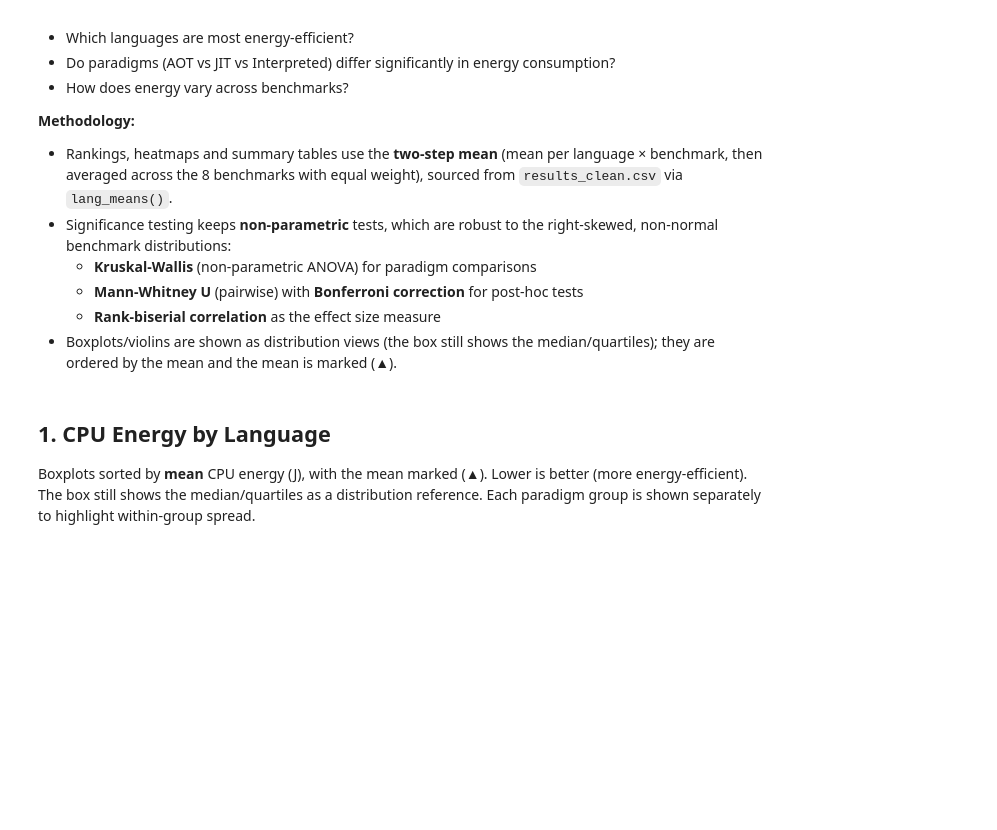
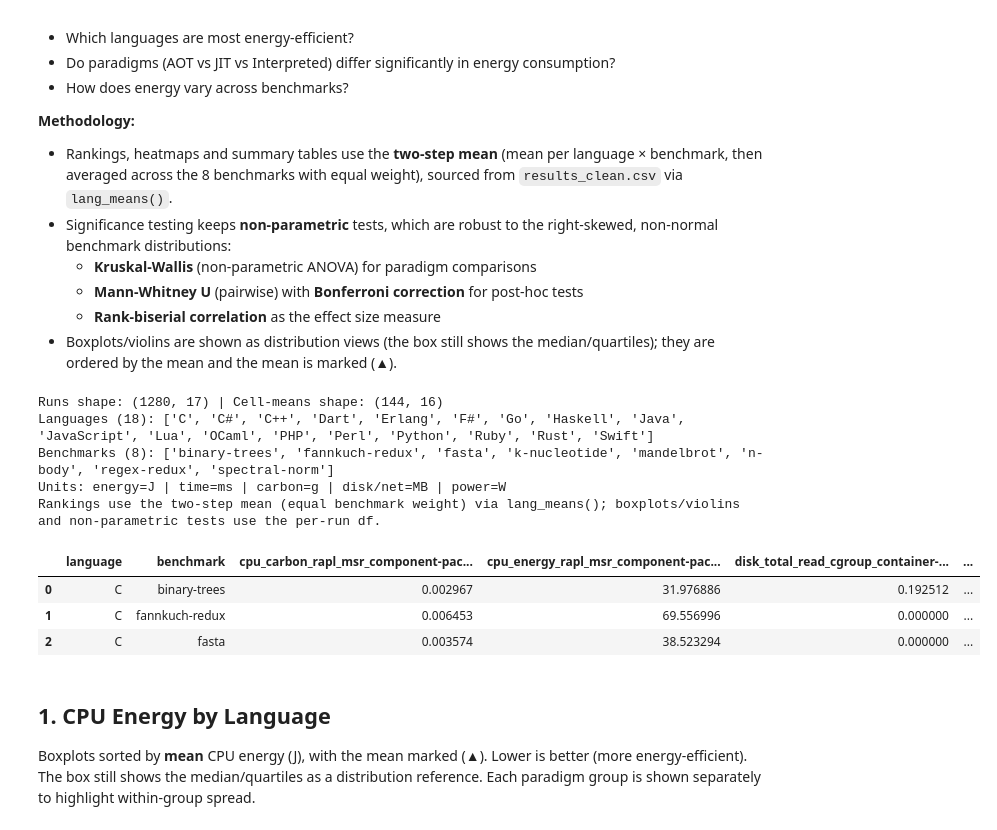
Before and after one commit to brandao07/mthesis, a Jupyter notebook: notebooks/v2/02_energy_analysis_v2.ipynb, the cells around one changed output. Cells and saved outputs as stored; diff of their text form; code cells hidden in the pictures; blank space fills up the shorter version.

```diff
--- a/notebooks/v2/02_energy_analysis_v2.ipynb
+++ b/notebooks/v2/02_energy_analysis_v2.ipynb
@@ -73,44 +73,51 @@ PARADIGM_ORDER  = ['AOT', 'JIT', 'Interpreted']
 MEANPROPS = dict(marker='^', markerfacecolor='white', markeredgecolor='black', markersize=6)
 
 # Data pre-cleaned by notebooks/01_data_cleaning.ipynb:
 #   - Outliers removed per (language × benchmark) group, IQR fence on CPU energy + time
 #   - Units already converted (J, ms, g, MB, W)
 #
-# Two data grains:
-#   df       = results_clean_runs.csv — per-run rows. Used ONLY for the distribution
-#              views (boxplots/violins) and the non-parametric tests, which need the
-#              raw samples.
-#   df_mean  = results_clean.csv — mean per (language × benchmark) cell. This is the
-#              building block for the two-step mean: averaging the 8 cell-means per
-#              language gives an equal-weight-per-benchmark ranking. ALL rankings,
-#              heatmaps and summary tables are computed from df_mean.
+# Single source: results_clean_runs.csv — per-run rows.
+#   df       = all per-run rows, used for distribution views and non-parametric tests.
+#   df_mean  = per-(language × benchmark) mean, computed here from df.
+#              Rankings, heatmaps and summary tables use df_mean via lang_means().
 df = pd.read_csv('../../results/results_clean_runs.csv')
 df['language'] = df['language'].replace(LANG_DISPLAY)
 df['paradigm'] = df['language'].map(PARADIGM)
 
-df_mean = pd.read_csv('../../results/results_clean.csv')
-df_mean['language'] = df_mean['language'].replace(LANG_DISPLAY)
+_id_cols = {'run_id', 'measured_at', 'language', 'benchmark', 'paradigm'}
+_metric_cols = [c for c in df.columns if c not in _id_cols]
+df_mean = df.groupby(['language', 'benchmark'])[_metric_cols].mean().reset_index()
 df_mean['paradigm'] = df_mean['language'].map(PARADIGM)
 
 # Energy-Delay Product from representative (mean) values per cell: lower is better.
 # EDP = (CPU + Memory energy) × time, in J·ms.
 df_mean['EDP'] = (df_mean[COL_CPU_ENERGY] + df_mean[COL_MEM_ENERGY]) * df_mean[COL_TIME]
 
 
 def lang_means(cols):
     """Per-language two-step mean for column(s) `cols` (str or list): average the
     per-benchmark cell means with equal benchmark weight. Returns a Series for a
-    single column or a DataFrame for a list. Sourced from df_mean (results_clean.csv)."""
+    single column or a DataFrame for a list. Derived from results_clean_runs.csv."""
     return df_mean.groupby('language')[cols].mean()
 
 
 print(f"Runs shape: {df.shape} | Cell-means shape: {df_mean.shape}")
 print(f"Languages ({df['language'].nunique()}): {sorted(df['language'].unique())}")
 print(f"Benchmarks ({df['benchmark'].nunique()}): {sorted(df['benchmark'].unique())}")
 print("Units: energy=J | time=ms | carbon=g | disk/net=MB | power=W")
 print("Rankings use the two-step mean (equal benchmark weight) via lang_means(); "
       "boxplots/violins and non-parametric tests use the per-run df.")
 df_mean.head(3)
+# %% [output]
+Runs shape: (1280, 17) | Cell-means shape: (144, 16)
+Languages (18): ['C', 'C#', 'C++', 'Dart', 'Erlang', 'F#', 'Go', 'Haskell', 'Java', 'JavaScript', 'Lua', 'OCaml', 'PHP', 'Perl', 'Python', 'Ruby', 'Rust', 'Swift']
+Benchmarks (8): ['binary-trees', 'fannkuch-redux', 'fasta', 'k-nucleotide', 'mandelbrot', 'n-body', 'regex-redux', 'spectral-norm']
+Units: energy=J | time=ms | carbon=g | disk/net=MB | power=W
+Rankings use the two-step mean (equal benchmark weight) via lang_means(); boxplots/violins and non-parametric tests use the per-run df.
+|  | language | benchmark | cpu_carbon_rapl_msr_component-pac... | cpu_energy_rapl_msr_component-pac... | disk_total_read_cgroup_container-... | ... |
+| 0 | C | binary-trees | 0.002967 | 31.976886 | 0.192512 | ... |
+| 1 | C | fannkuch-redux | 0.006453 | 69.556996 | 0.000000 | ... |
+| 2 | C | fasta | 0.003574 | 38.523294 | 0.000000 | ... |
 # %% [markdown]
 ## 1. CPU Energy by Language
 
```
Also changed, not shown: parts of 12 cells of this notebook, 8 other files.
